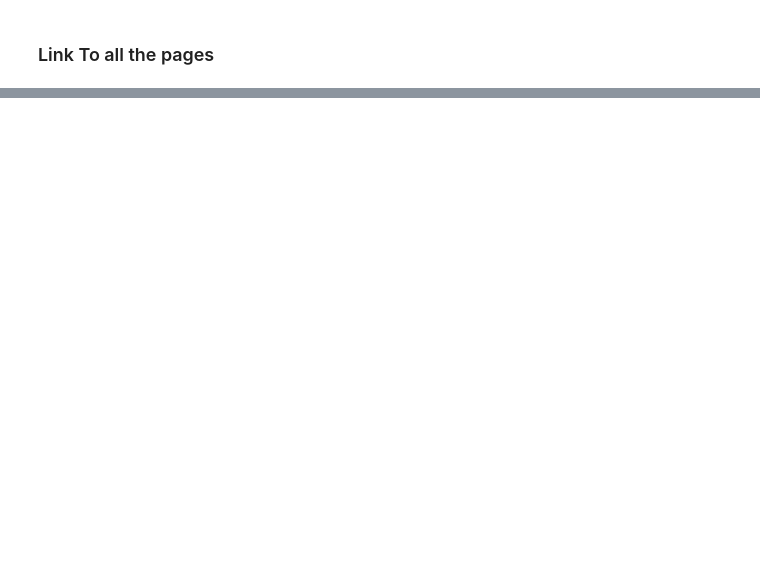
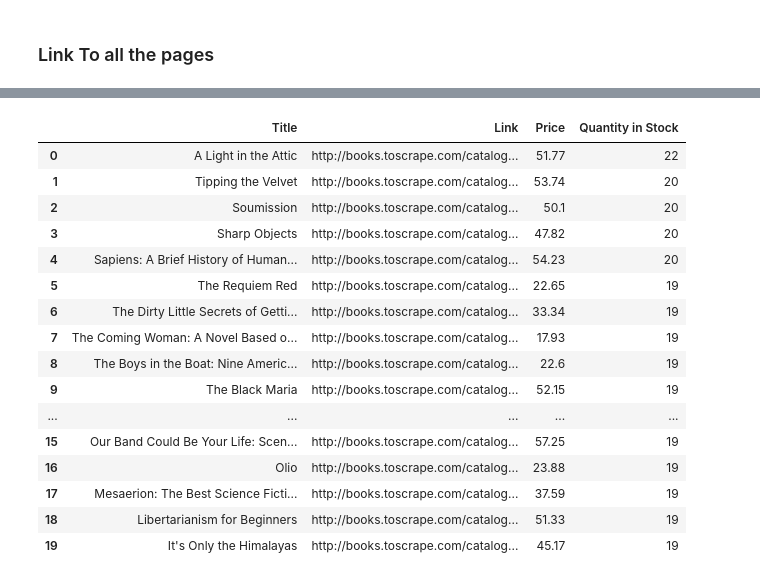
Before and after one commit to Xicoat/DataScienceCourse, a Jupyter notebook: 19_WebScraping_BeautifulSoup/Exercises.ipynb, the cells around one changed output, grey strips where cells are left out. Saved outputs shown, nothing was run; the diff lists cells and outputs as text; code cells hidden in the pictures; blank space fills up the shorter version.

```diff
--- a/19_WebScraping_BeautifulSoup/Exercises.ipynb
+++ b/19_WebScraping_BeautifulSoup/Exercises.ipynb
@@ -663,0 +876,41 @@ while response.status_code == 200 :
+# %%
+import requests
+from bs4 import BeautifulSoup
+import pandas as pd
+import re
+
+
+allPages = ['http://books.toscrape.com/catalogue/page-1.html',
+            'http://books.toscrape.com/catalogue/page-2.html']
+column_names = ['Title', 'Link', 'Price', 'Quantity in Stock']
+url_base = 'http://books.toscrape.com/catalogue/'
+
+df = pd.DataFrame(columns=column_names)
+
+for i in allPages:
+    response = requests.get(i)
+    if response.status_code == 200:
+        data = BeautifulSoup(response.text, 'html.parser')
+        objs = data.find_all('article', {'class':'product_pod'})
+        obj_dict = dict()
+        for i in objs:
+            title = i.h3.a['title']
+            title = title.strip()
+            url = url_base + i.a['href']
+            url = url.strip()
+            price = i.find(class_ = 'price_color').string
+            price = re.search('[\d.]+', price).group()
+            price = price.rstrip('0').rstrip('.') if '.' in price else price
+
+            response2 = requests.get(url)
+            data = BeautifulSoup(response2.text, 'html.parser')
+            qty = data.find(class_ ='instock availability' )
+            qty = qty.contents[-1].strip()
+            qty = re.search('\d+', qty).group()
+
+            obj_dict = {'Title':title, 'Link':url, 'Price':price, 'Quantity in Stock':qty}
+            df_temp = pd.DataFrame([obj_dict])
+            df = pd.concat([df, df_temp], ignore_index=True)
+
+for index, row in df.iterrows():
+    print(row['Title'], row['Link'], row['Price'], row['Quantity in Stock'])
@@ -663,0 +938,20 @@ while response.status_code == 200 :
+# %%
+df
+# %% [output]
+|  | Title | Link | Price | Quantity in Stock |
+| 0 | A Light in the Attic | http://books.toscrape.com/catalog... | 51.77 | 22 |
+| 1 | Tipping the Velvet | http://books.toscrape.com/catalog... | 53.74 | 20 |
+| 2 | Soumission | http://books.toscrape.com/catalog... | 50.1 | 20 |
+| 3 | Sharp Objects | http://books.toscrape.com/catalog... | 47.82 | 20 |
+| 4 | Sapiens: A Brief History of Human... | http://books.toscrape.com/catalog... | 54.23 | 20 |
+| 5 | The Requiem Red | http://books.toscrape.com/catalog... | 22.65 | 19 |
+| 6 | The Dirty Little Secrets of Getti... | http://books.toscrape.com/catalog... | 33.34 | 19 |
+| 7 | The Coming Woman: A Novel Based o... | http://books.toscrape.com/catalog... | 17.93 | 19 |
+| 8 | The Boys in the Boat: Nine Americ... | http://books.toscrape.com/catalog... | 22.6 | 19 |
+| 9 | The Black Maria | http://books.toscrape.com/catalog... | 52.15 | 19 |
+| ... | ... | ... | ... | ... |
+| 15 | Our Band Could Be Your Life: Scen... | http://books.toscrape.com/catalog... | 57.25 | 19 |
+| 16 | Olio | http://books.toscrape.com/catalog... | 23.88 | 19 |
+| 17 | Mesaerion: The Best Science Ficti... | http://books.toscrape.com/catalog... | 37.59 | 19 |
+| 18 | Libertarianism for Beginners | http://books.toscrape.com/catalog... | 51.33 | 19 |
+| 19 | It's Only the Himalayas | http://books.toscrape.com/catalog... | 45.17 | 19 |
```
Also changed, not shown: parts of 18 cells of this notebook, 2 other files.
